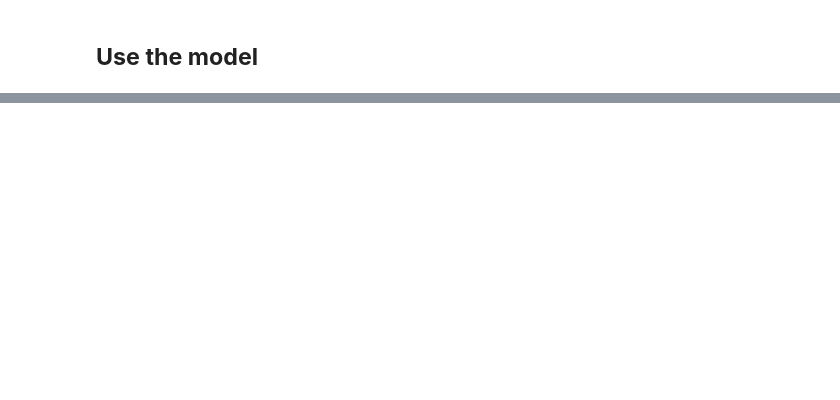
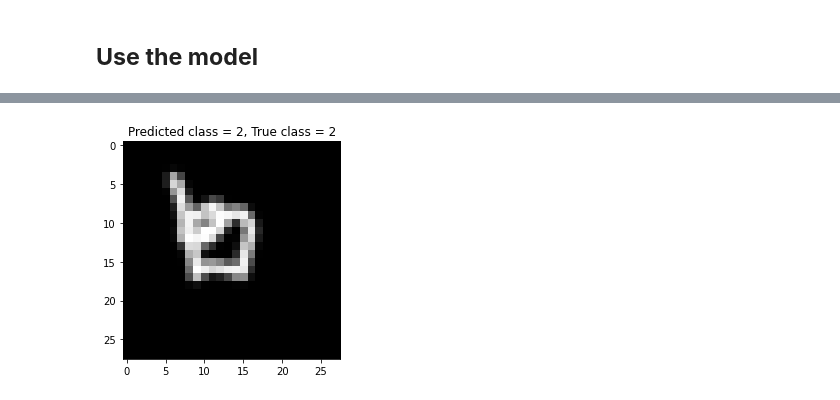
Before and after one commit to biodatlab/deep-learning-skooldio, a Jupyter notebook: 02_handwritten_recognition.ipynb, the cells around one changed output, grey strips where cells are left out. Drawn from its saved outputs; the diff is of its cells as text; code cells hidden in the pictures; blank space fills up the shorter version.

```diff
--- a/02_handwritten_recognition.ipynb
+++ b/02_handwritten_recognition.ipynb
@@ -202,0 +231,17 @@ plt.show()
+# %%
+import torch.nn as nn
+import torch.nn.functional as F
+from PIL import Image
+
+class ThaiDigitNet(nn.Module):
+    def __init__(self):
+        super(ThaiDigitNet, self).__init__()
+        self.fc1 = nn.Linear(28 * 28, 100)
+        self.fc2 = nn.Linear(100, 10)
+
+    def forward(self, x):
+        x = x.view(-1, 28 * 28)
+        x = self.fc1(x)
+        x = F.relu(x)
+        x = self.fc2(x)
+        return x
@@ -202,0 +254,13 @@ plt.show()
+# %%
+sample_path = glob("data/validation/*/*.png")[30]
+img = Image.open(sample_path)
+img = (1 - transform(img)).squeeze(0)
+pred = model(img)
+pred = int(pred.argmax(dim=1))
+true_class = Path(sample_path).parent.name
+
+plt.title("Predicted class = {}, True class = {}".format(pred, true_class))
+plt.imshow(img, cmap="gray")
+plt.show()
+# %% [output]
+[figure, added]
```
Also changed, not shown: parts of 12 cells of this notebook.
